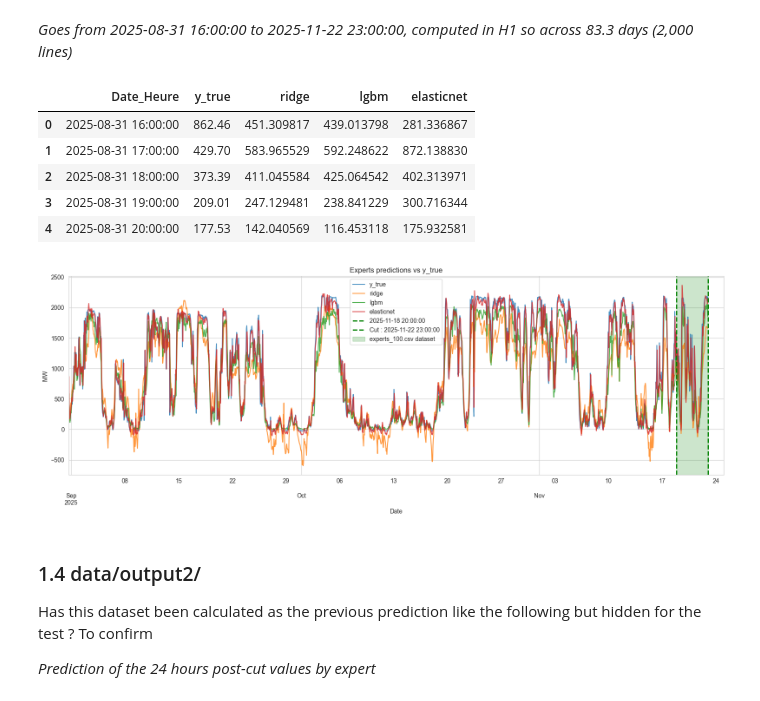
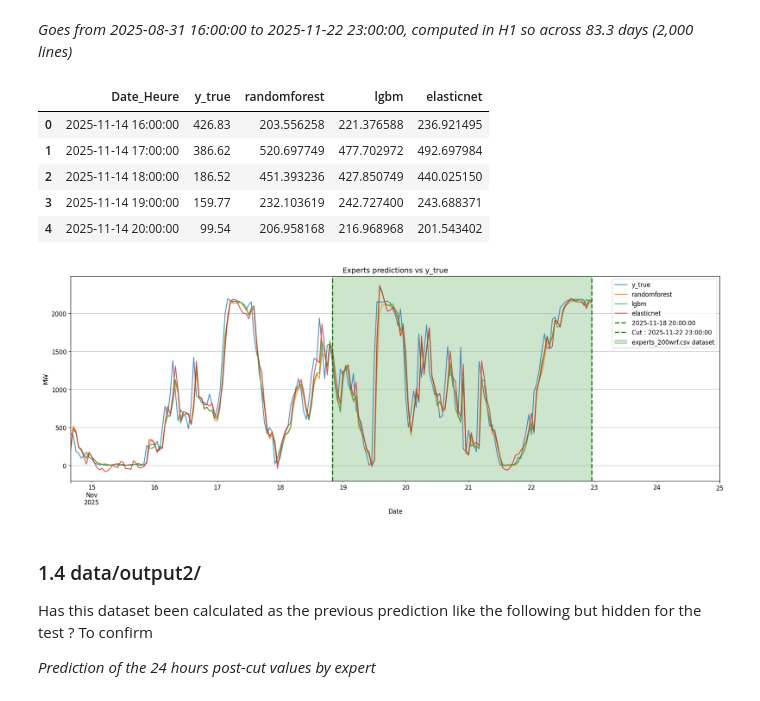
Before and after one commit to alexandremathiasdonnat/Air-Liquide-RD, a Jupyter notebook: dashboard.ipynb, the cells around one changed output. Drawn from its saved outputs; the diff is of its cells as text; code cells hidden in the pictures.

```diff
--- a/dashboard.ipynb
+++ b/dashboard.ipynb
@@ -69,31 +69,31 @@ Generated by train/test/val 3 predictive models, using past data + using meteo p
 # %% [markdown]
 *Goes from 2025-08-31 16:00:00 to 2025-11-22 23:00:00, computed in H1 so across 83.3 days (2,000 lines)*
 # %%
-df = pd.read_csv('data/output1/experts.csv')
+df = pd.read_csv('data/output1/experts_200wrf.csv')
 df.head()
 # %% [output]
-|  | Date_Heure | y_true | ridge | lgbm | elasticnet |
-| 0 | 2025-08-31 16:00:00 | 862.46 | 451.309817 | 439.013798 | 281.336867 |
-| 1 | 2025-08-31 17:00:00 | 429.70 | 583.965529 | 592.248622 | 872.138830 |
-| 2 | 2025-08-31 18:00:00 | 373.39 | 411.045584 | 425.064542 | 402.313971 |
-| 3 | 2025-08-31 19:00:00 | 209.01 | 247.129481 | 238.841229 | 300.716344 |
-| 4 | 2025-08-31 20:00:00 | 177.53 | 142.040569 | 116.453118 | 175.932581 |
+|  | Date_Heure | y_true | randomforest | lgbm | elasticnet |
+| 0 | 2025-11-14 16:00:00 | 426.83 | 203.556258 | 221.376588 | 236.921495 |
+| 1 | 2025-11-14 17:00:00 | 386.62 | 520.697749 | 477.702972 | 492.697984 |
+| 2 | 2025-11-14 18:00:00 | 186.52 | 451.393236 | 427.850749 | 440.025150 |
+| 3 | 2025-11-14 19:00:00 | 159.77 | 232.103619 | 242.727400 | 243.688371 |
+| 4 | 2025-11-14 20:00:00 | 99.54 | 206.958168 | 216.968968 | 201.543402 |
 # %%
 df["Date_Heure"] = pd.to_datetime(df["Date_Heure"])
-df.plot(x='Date_Heure', y=['y_true', 'ridge', 'lgbm', 'elasticnet'], figsize=(16, 6), alpha=0.8)
+df.plot(x='Date_Heure', y=['y_true', 'randomforest', 'lgbm', 'elasticnet'], figsize=(16, 6), alpha=0.8)
 plt.axvline(pd.Timestamp("2025-11-18 20:00:00"), color='green', linestyle='--', linewidth=2, label='2025-11-18 20:00:00')
 plt.axvline(pd.Timestamp("2025-11-22 23:00:00"), color='green', linestyle='--', linewidth=2, label='Cut : 2025-11-22 23:00:00')
-plt.axvspan(pd.Timestamp("2025-11-18 20:00:00"), pd.Timestamp("2025-11-22 23:00:00"), color='green', alpha=0.2, label='experts_100.csv dataset')
+plt.axvspan(pd.Timestamp("2025-11-18 20:00:00"), pd.Timestamp("2025-11-22 23:00:00"), color='green', alpha=0.2, label='experts_200wrf.csv dataset')
 plt.xlim(df["Date_Heure"].min(), pd.Timestamp("2025-11-25 00:00:00"))
 plt.title("Experts predictions vs y_true")
 plt.xlabel("Date")
 plt.ylabel("MW")
 plt.grid(True)
 plt.legend()
 plt.tight_layout()
 plt.show()
 # %% [output]
-[figure, old version]
+[figure, new version]
 # %% [markdown]
 ### 1.4 data/output2/
 
```
Also changed, not shown: parts of 8 cells of this notebook, 4 other files.
